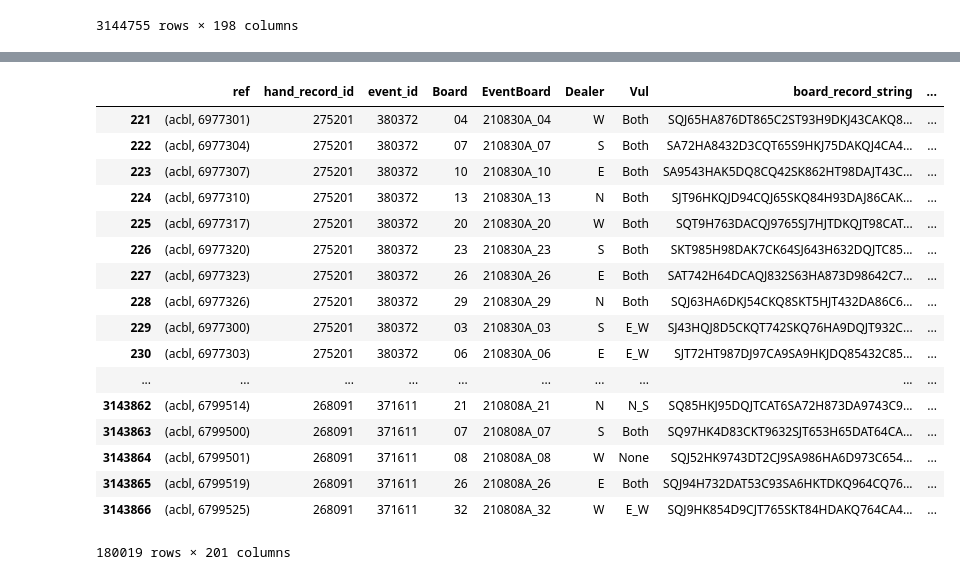
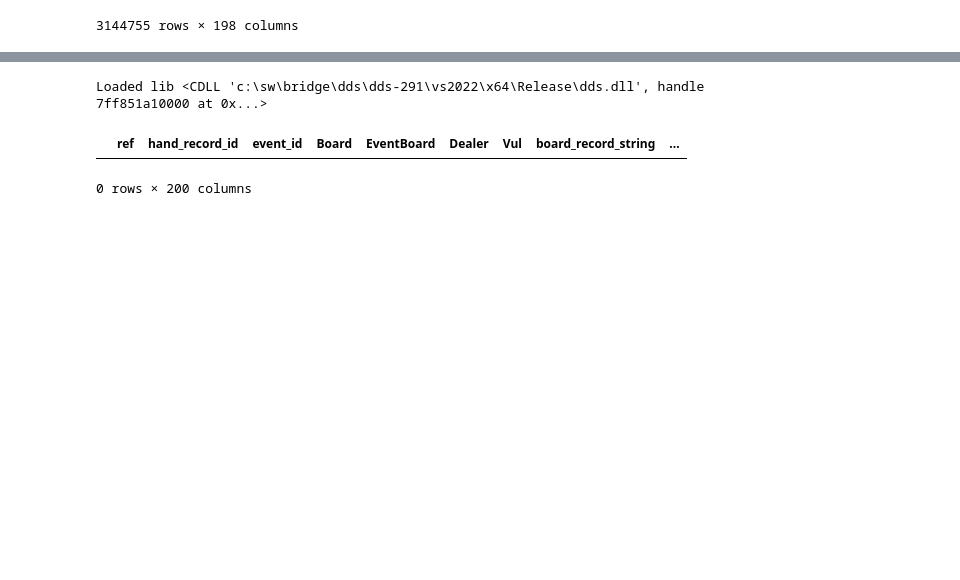
Before and after one commit to BSalita/ML-Contract-Bridge, a Jupyter notebook: src/acbl/acbl_hand_records_dd_experiments.ipynb, the cells around one changed output, grey strips where cells are left out. Cells and saved outputs as stored; diff of their text form; code cells hidden in the pictures; blank space fills up the shorter version.

```diff
--- a/src/acbl/acbl_hand_records_dd_experiments.ipynb
+++ b/src/acbl/acbl_hand_records_dd_experiments.ipynb
@@ -58,8 +51,9 @@ display(len(stdhrs),stdhrs)
 # takes 20s + 1m + 1m
 # since computing DDmakes and Par is computationally slow, attempt to reuse previous computations.
 # todo: code similar to acbl_hand_records_cleanup
-acbl_hand_records_dd_experiments_df = acblPath.joinpath('acbl_hand_records_dd_experiments.pkl') #.20210801.pkl')
-if acbl_hand_records_dd_experiments_df.exists():
+acbl_hand_records_dd_nwse_experiments_df = acblPath.joinpath('acbl_hand_records_dd_nwse_experiments.pkl') #.20210801.pkl')
+if acbl_hand_records_dd_nwse_experiments_df.exists():
+    hrcdf = pd.read_pickle(acbl_hand_records_dd_nwse_experiments_df)
     display(len(hrcdf),hrcdf.head())
     # Preferred to use pd.merge but caused "out of memory" condition. Experiment with using dicts instead.
     DDmakesd = dict(zip(hrcdf['board_record_string'],hrcdf['DDmakes_nwse']))
@@ -131,51 +125,36 @@ vul_d = {'None':0, 'Both':1, 'N_S':2, 'E_W':3} # dds vul encoding is weird
 # %%
 # takes 1h per 100k.
 # perform initialization for calculation of double dummy (all positions and all strains) and Pars.
 
 import dds
 import ctypes
 import functions
 
 starting_handno = 0 # for restarting at a particular hando (0-len(stdhrs)). normally 0.
 
 DDdealsPBN = dds.ddTableDealsPBN()
 tableRes = dds.ddTablesRes()
 pres = dds.allParResults()
 presmaster = dds.parResultsMaster()
 
 mode = 0
 tFilter = ctypes.c_int * dds.DDS_STRAINS
 trumpFilter = tFilter(0, 0, 0, 0, 0)
 line = ctypes.create_string_buffer(80)
 
 dds.SetMaxThreads(0)
 max_tables = dds.MAXNOOFTABLES
 
 df = stdhrs[ParClean.isna()]
 nhands = len(df)
-dd_nwse_col_loc = stdhrs.columns.get_loc('DDmakes_nwse') # column number of 'DDmakes_nwse'
-par_nwse_col_loc = stdhrs.columns.get_loc('Par_nwse') # column number of 'Par_nwse'
+dd_nwse_col_loc = df.columns.get_loc('DDmakes_nwse') # column number of 'DDmakes_nwse'
+par_nwse_col_loc = df.columns.get_loc('Par_nwse') # column number of 'Par_nwse'
 checkpoint_after_every = 1000
 df
 # %% [output]
+Loaded lib <CDLL 'c:\sw\bridge\dds\dds-291\vs2022\x64\Release\dds.dll', handle 7ff851a10000 at 0x...>
 |  | ref | hand_record_id | event_id | Board | EventBoard | Dealer | Vul | board_record_string | ... |
-| 221 | (acbl, 6977301) | 275201 | 380372 | 04 | 210830A_04 | W | Both | SQJ65HA876DT865C2ST93H9DKJ43CAKQ8... | ... |
-| 222 | (acbl, 6977304) | 275201 | 380372 | 07 | 210830A_07 | S | Both | SA72HA8432D3CQT65S9HKJ75DAKQJ4CA4... | ... |
-| 223 | (acbl, 6977307) | 275201 | 380372 | 10 | 210830A_10 | E | Both | SA9543HAK5DQ8CQ42SK862HT98DAJT43C... | ... |
-| 224 | (acbl, 6977310) | 275201 | 380372 | 13 | 210830A_13 | N | Both | SJT96HKQJD94CQJ65SKQ84H93DAJ86CAK... | ... |
-| 225 | (acbl, 6977317) | 275201 | 380372 | 20 | 210830A_20 | W | Both | SQT9H763DACQJ9765SJ7HJTDKQJT98CAT... | ... |
-| 226 | (acbl, 6977320) | 275201 | 380372 | 23 | 210830A_23 | S | Both | SKT985H98DAK7CK64SJ643H632DQJTC85... | ... |
-| 227 | (acbl, 6977323) | 275201 | 380372 | 26 | 210830A_26 | E | Both | SAT742H64DCAQJ832S63HA873D98642C7... | ... |
-| 228 | (acbl, 6977326) | 275201 | 380372 | 29 | 210830A_29 | N | Both | SQJ63HA6DKJ54CKQ8SKT5HJT432DA86C6... | ... |
-| 229 | (acbl, 6977300) | 275201 | 380372 | 03 | 210830A_03 | S | E_W | SJ43HQJ8D5CKQT742SKQ76HA9DQJT932C... | ... |
-| 230 | (acbl, 6977303) | 275201 | 380372 | 06 | 210830A_06 | E | E_W | SJT72HT987DJ97CA9SA9HKJDQ85432C85... | ... |
-| ... | ... | ... | ... | ... | ... | ... | ... | ... | ... |
-| 3143862 | (acbl, 6799514) | 268091 | 371611 | 21 | 210808A_21 | N | N_S | SQ85HKJ95DQJTCAT6SA72H873DA9743C9... | ... |
-| 3143863 | (acbl, 6799500) | 268091 | 371611 | 07 | 210808A_07 | S | Both | SQ97HK4D83CKT9632SJT653H65DAT64CA... | ... |
-| 3143864 | (acbl, 6799501) | 268091 | 371611 | 08 | 210808A_08 | W | None | SQJ52HK9743DT2CJ9SA986HA6D973C654... | ... |
-| 3143865 | (acbl, 6799519) | 268091 | 371611 | 26 | 210808A_26 | E | Both | SQJ94H732DAT53C93SA6HKTDKQ964CQ76... | ... |
-| 3143866 | (acbl, 6799525) | 268091 | 371611 | 32 | 210808A_32 | W | E_W | SQJ9HK854D9CJT765SKT84HDAKQ764CA4... | ... |
-180019 rows × 201 columns
+0 rows × 200 columns
 # %%
 # Perform dd and par calcs. Restartable.
 # todo: implement direction in pbn. always using 'N:' for now.
```
Also changed, not shown: parts of 10 cells of this notebook, 1 other file.
